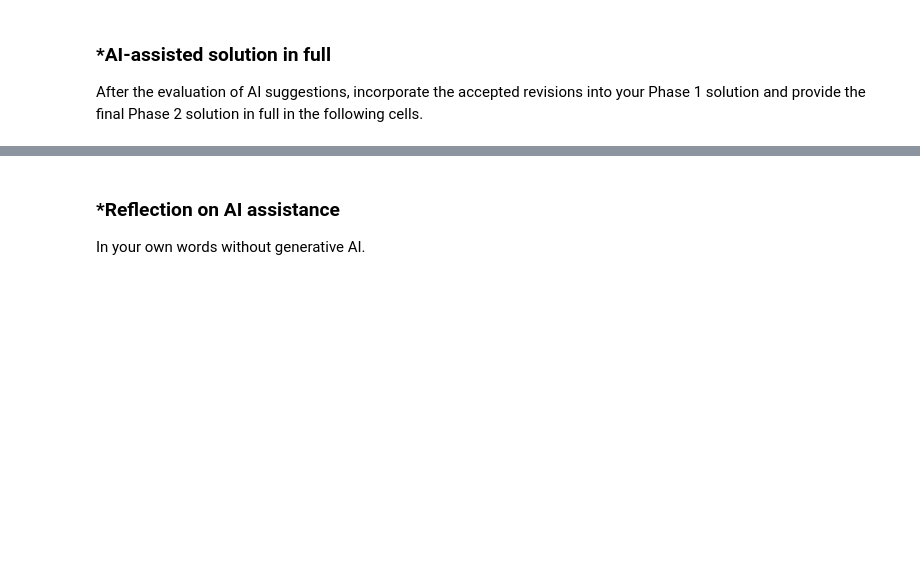
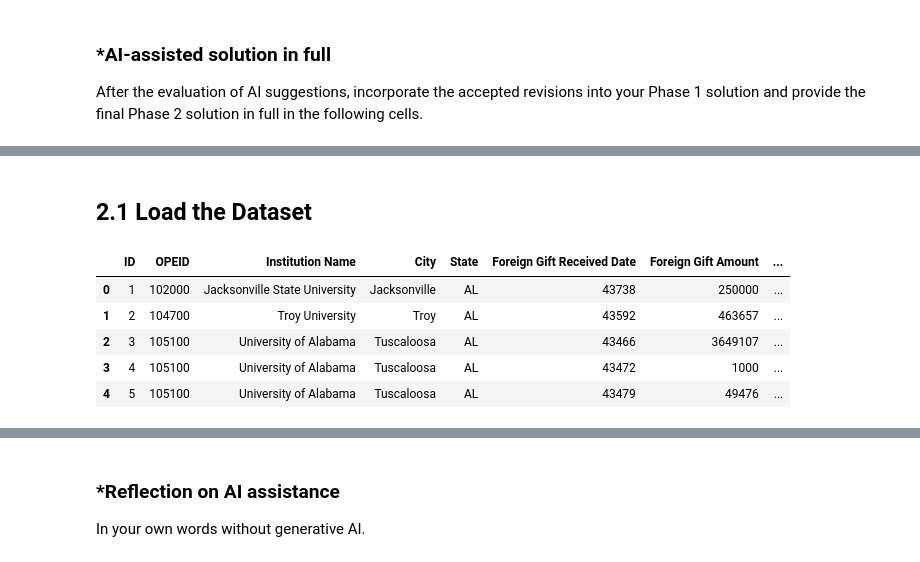
Before and after one commit to gthsun/A02-eda-and-visualization, a Jupyter notebook: notebook.ipynb, the cells around one changed output, grey strips where cells are left out. Saved outputs shown, nothing was run; the diff lists cells and outputs as text; code cells hidden in the pictures; blank space fills up the shorter version.

```diff
--- a/notebook.ipynb
+++ b/notebook.ipynb
@@ -253,0 +333,15 @@ After the evaluation of AI suggestions, incorporate the accepted revisions into
+# %%
+# Question 2.1: Load the Dataset
+
+display(Markdown("## 2.1 Load the Dataset"))
+
+df = pd.read_csv("data/ForeignGifts_edu.csv")
+display(df.head())
+# %% [output]
+## 2.1 Load the Dataset
+|  | ID | OPEID | Institution Name | City | State | Foreign Gift Received Date | Foreign Gift Amount | ... |
+| 0 | 1 | 102000 | Jacksonville State University | Jacksonville | AL | 43738 | 250000 | ... |
+| 1 | 2 | 104700 | Troy University | Troy | AL | 43592 | 463657 | ... |
+| 2 | 3 | 105100 | University of Alabama | Tuscaloosa | AL | 43466 | 3649107 | ... |
+| 3 | 4 | 105100 | University of Alabama | Tuscaloosa | AL | 43472 | 1000 | ... |
+| 4 | 5 | 105100 | University of Alabama | Tuscaloosa | AL | 43479 | 49476 | ... |
```
Also changed, not shown: parts of 16 cells of this notebook.
